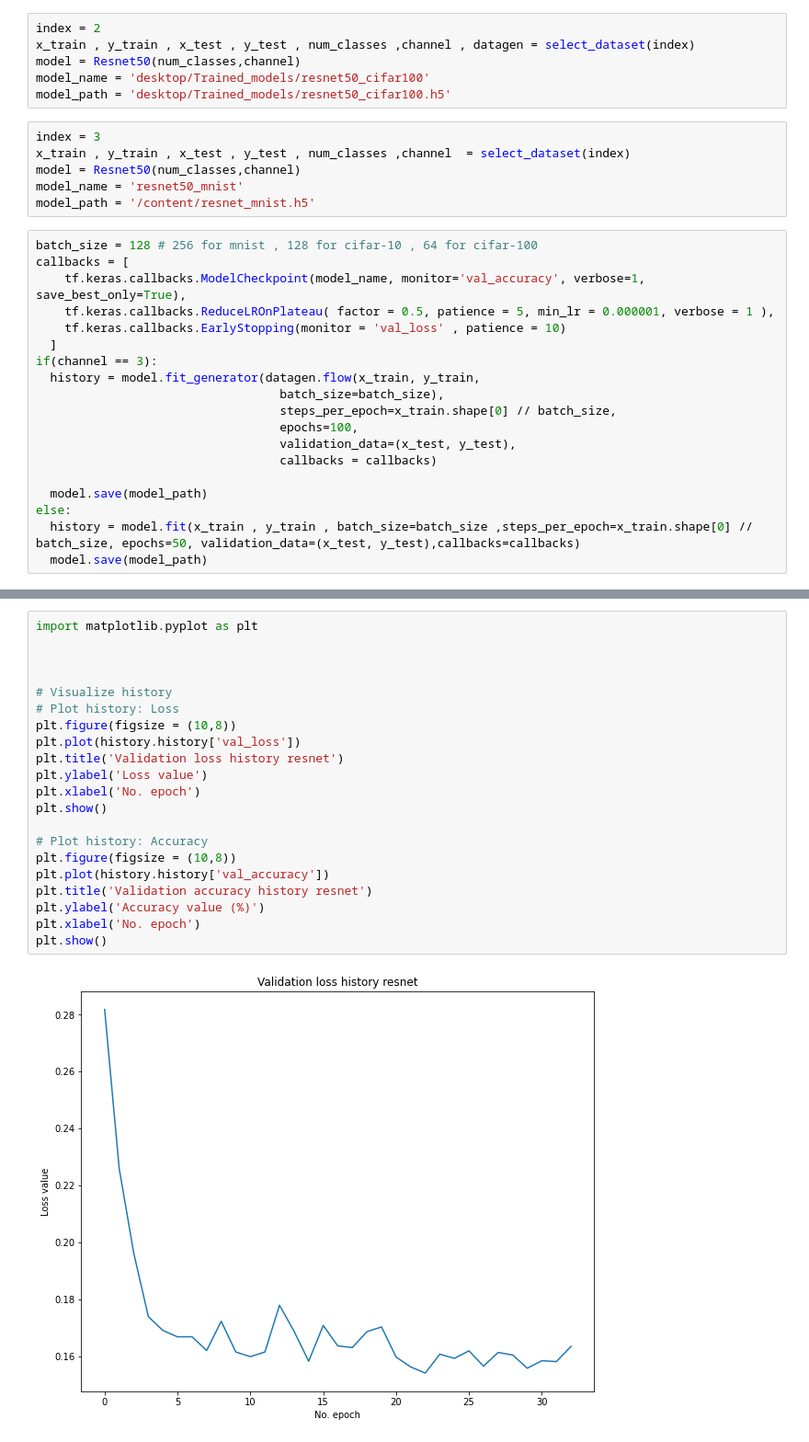
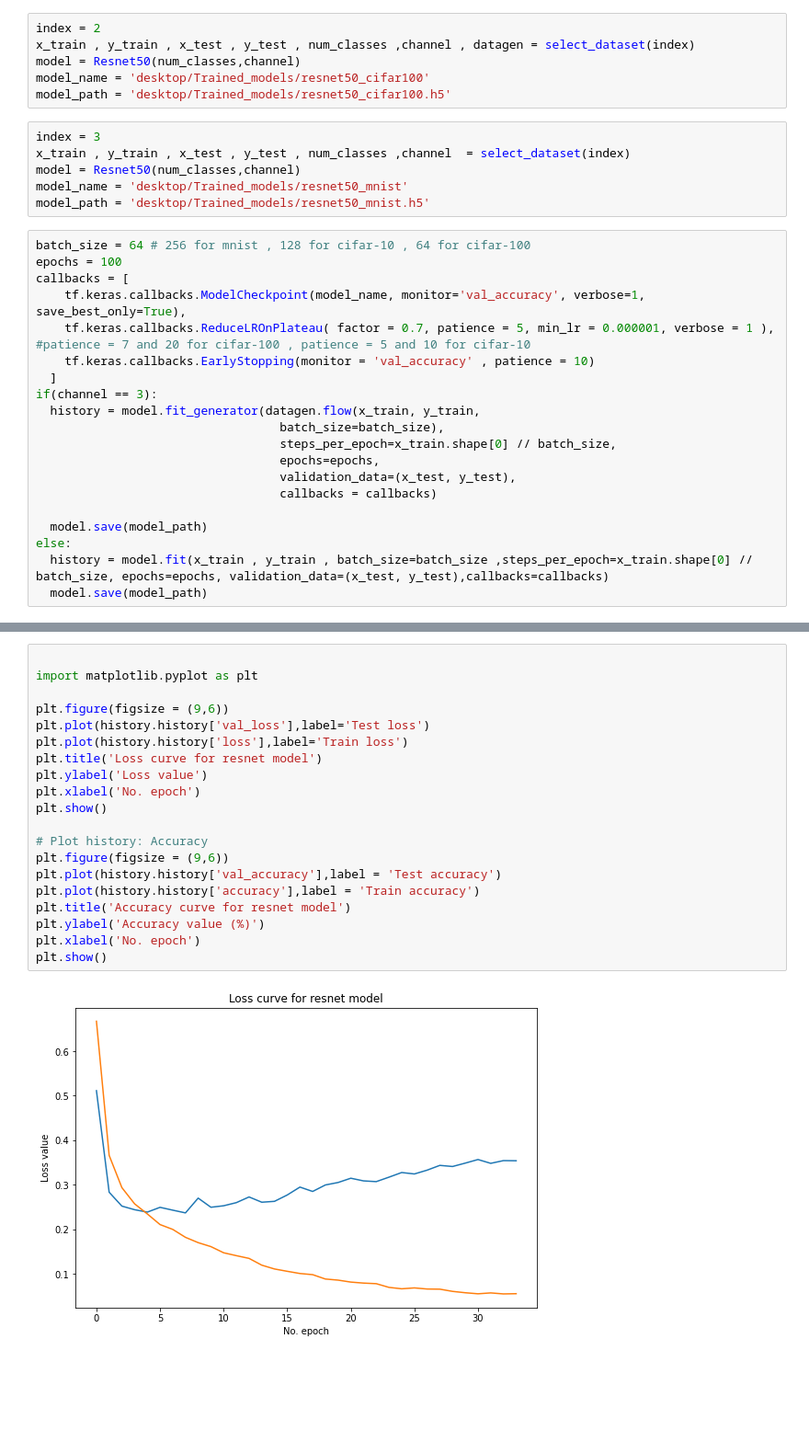
Before and after one commit to kirath2205/Final-Year-Project, a Jupyter notebook: Resnet50.ipynb, the cells around one changed output, grey strips where cells are left out. Shown at 92% size. Cells and saved outputs as stored; diff of their text form; blank space fills up the shorter version.

Commit message:
TODO- training on mnist

```diff
--- a/Resnet50.ipynb
+++ b/Resnet50.ipynb
@@ -130,26 +135,27 @@ model_path = 'desktop/Trained_models/resnet50_cifar100.h5'
 index = 3
 x_train , y_train , x_test , y_test , num_classes ,channel  = select_dataset(index)
 model = Resnet50(num_classes,channel)
-model_name = 'resnet50_mnist'
-model_path = '/content/resnet_mnist.h5'
+model_name = 'desktop/Trained_models/resnet50_mnist'
+model_path = 'desktop/Trained_models/resnet50_mnist.h5'
 # %%
-batch_size = 128 # 256 for mnist , 128 for cifar-10 , 64 for cifar-100
+batch_size = 64 # 256 for mnist , 128 for cifar-10 , 64 for cifar-100
+epochs = 100
 callbacks = [
     tf.keras.callbacks.ModelCheckpoint(model_name, monitor='val_accuracy', verbose=1, save_best_only=True),
-    tf.keras.callbacks.ReduceLROnPlateau( factor = 0.5, patience = 5, min_lr = 0.000001, verbose = 1 ),
-    tf.keras.callbacks.EarlyStopping(monitor = 'val_loss' , patience = 10)
+    tf.keras.callbacks.ReduceLROnPlateau( factor = 0.7, patience = 5, min_lr = 0.000001, verbose = 1 ), #patience = 7 and 20 for cifar-100 , patience = 5 and 10 for cifar-10
+    tf.keras.callbacks.EarlyStopping(monitor = 'val_accuracy' , patience = 10)
   ]
 if(channel == 3):
   history = model.fit_generator(datagen.flow(x_train, y_train,
                                   batch_size=batch_size),
                                   steps_per_epoch=x_train.shape[0] // batch_size,
-                                  epochs=100,
+                                  epochs=epochs,
                                   validation_data=(x_test, y_test),
                                   callbacks = callbacks)
 
   model.save(model_path)
 else:
-  history = model.fit(x_train , y_train , batch_size=batch_size ,steps_per_epoch=x_train.shape[0] // batch_size, epochs=50, validation_data=(x_test, y_test),callbacks=callbacks)
+  history = model.fit(x_train , y_train , batch_size=batch_size ,steps_per_epoch=x_train.shape[0] // batch_size, epochs=epochs, validation_data=(x_test, y_test),callbacks=callbacks)
   model.save(model_path)
 # %% [output]
 Epoch 1/100
@@ -172,23 +179,22 @@ Epoch 00033: ReduceLROnPlateau reducing learning rate to 0.0001250000059371814.
 # %%
+
 import matplotlib.pyplot as plt
 
-
-
-# Visualize history
-# Plot history: Loss
-plt.figure(figsize = (10,8))
-plt.plot(history.history['val_loss'])
-plt.title('Validation loss history resnet')
+plt.figure(figsize = (9,6))
+plt.plot(history.history['val_loss'],label='Test loss')
+plt.plot(history.history['loss'],label='Train loss')
+plt.title('Loss curve for resnet model')
 plt.ylabel('Loss value')
 plt.xlabel('No. epoch')
 plt.show()
 
 # Plot history: Accuracy
-plt.figure(figsize = (10,8))
-plt.plot(history.history['val_accuracy'])
-plt.title('Validation accuracy history resnet')
+plt.figure(figsize = (9,6))
+plt.plot(history.history['val_accuracy'],label = 'Test accuracy')
+plt.plot(history.history['accuracy'],label = 'Train accuracy')
+plt.title('Accuracy curve for resnet model')
 plt.ylabel('Accuracy value (%)')
 plt.xlabel('No. epoch')
 plt.show()
 # %% [output]
-[figure, old version]
+[figure, new version]
```
Also changed, not shown: parts of 3 cells of this notebook.
